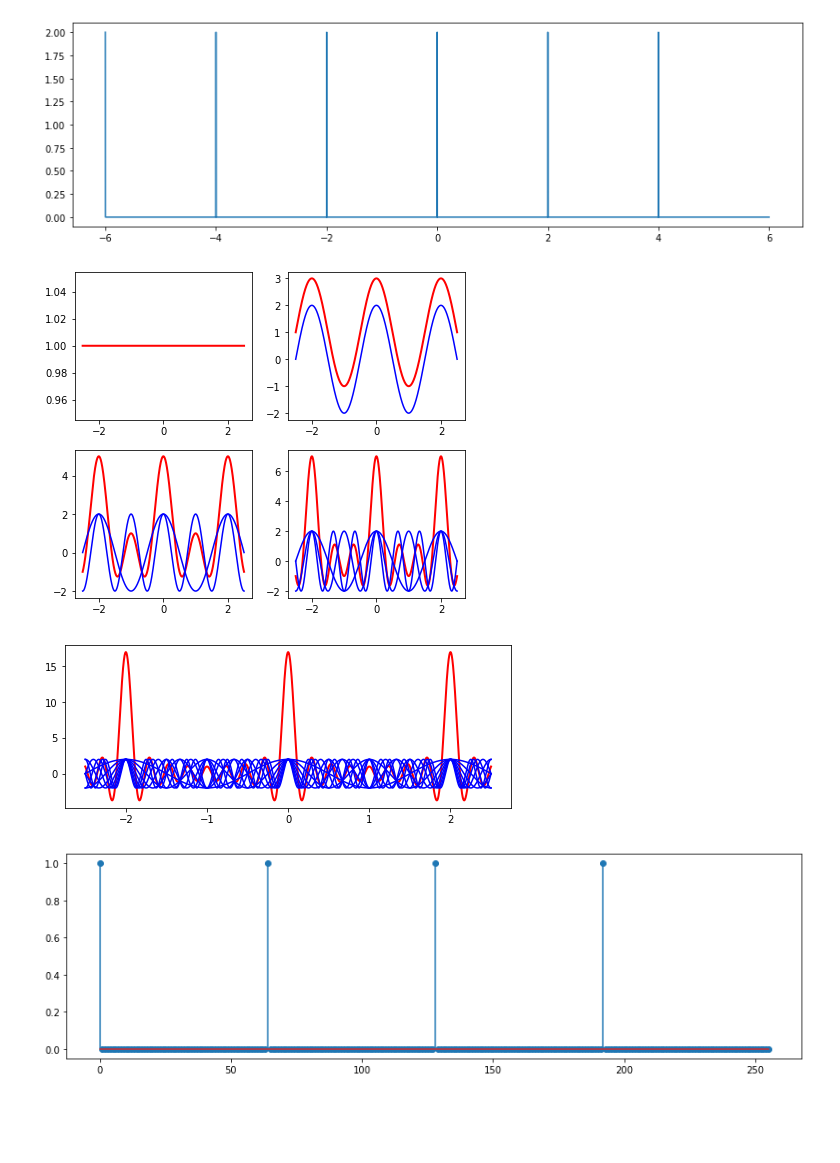
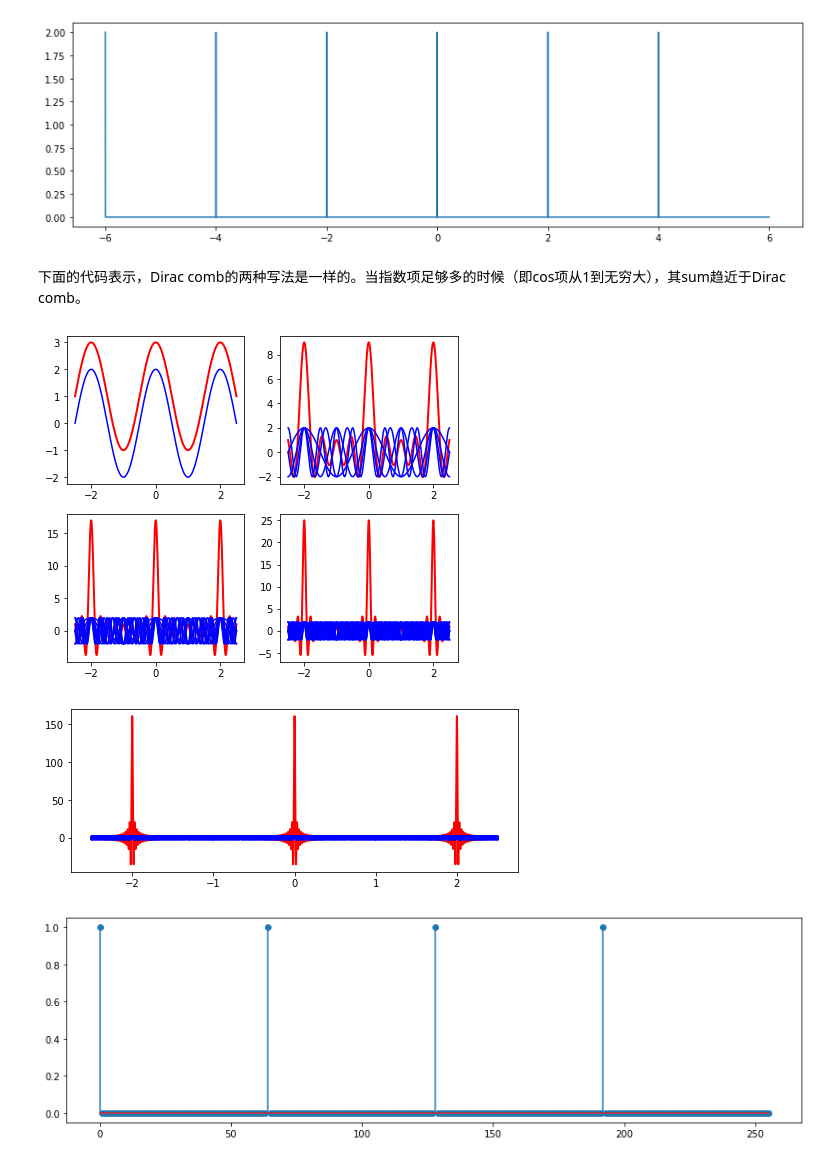
Before and after one commit to Arcadia-1/DSP, a Jupyter notebook: my_playground/Dirac_comb.ipynb, the cells around one changed output. Drawn from its saved outputs; the diff is of its cells as text; code cells hidden in the pictures; blank space fills up the shorter version.

Commit message:
dirac comb

```diff
--- a/my_playground/Dirac_comb.ipynb
+++ b/my_playground/Dirac_comb.ipynb
@@ -12,42 +16,44 @@ comb[:: int(Fs * T)] = T  # Comb becomes T every T*Fs samples
 plt.plot(t, comb);
 # %% [output]
 [figure]
+# %% [markdown]
+下面的代码表示，Dirac comb的两种写法是一样的。当指数项足够多的时候（即cos项从1到无穷大），其sum趋近于Dirac comb。
 # %%
 T = 2  # time-distance between diracs
 Fs = 10000  # sampling frequency
 
 
 def combApprox(N):
     t = np.arange(-2.5, 2.5, 1 / Fs)
     sigSum = np.ones_like(t)
     for n in range(1, N + 1):
         part = 2 * np.cos(2 * np.pi * n * t / T)
         sigSum = sigSum + part
         if n < 50:
             plt.plot(t, part, "b-")
     plt.plot(t, sigSum, "r-", lw=2, zorder=-1)
 
 
 plt.figure(figsize=(7, 6))
 plt.subplot(221)
-combApprox(0)
+combApprox(1)
 
 plt.subplot(222)
-combApprox(1)
+combApprox(4)
 
 plt.subplot(223)
-combApprox(2)
+combApprox(8)
 
 plt.subplot(224)
-combApprox(3)
+combApprox(12)
 # %% [output]
-[figure, old version]
+[figure, new version]
 # %%
 plt.figure(figsize=(8, 3))
-combApprox(8)
+combApprox(80)
 plt.show()
 # %% [output]
-[figure, old version]
+[figure, new version]
 # %%
 L = 256
 K = 64
```
Also changed, not shown: parts of 4 cells of this notebook, 2 other files.
